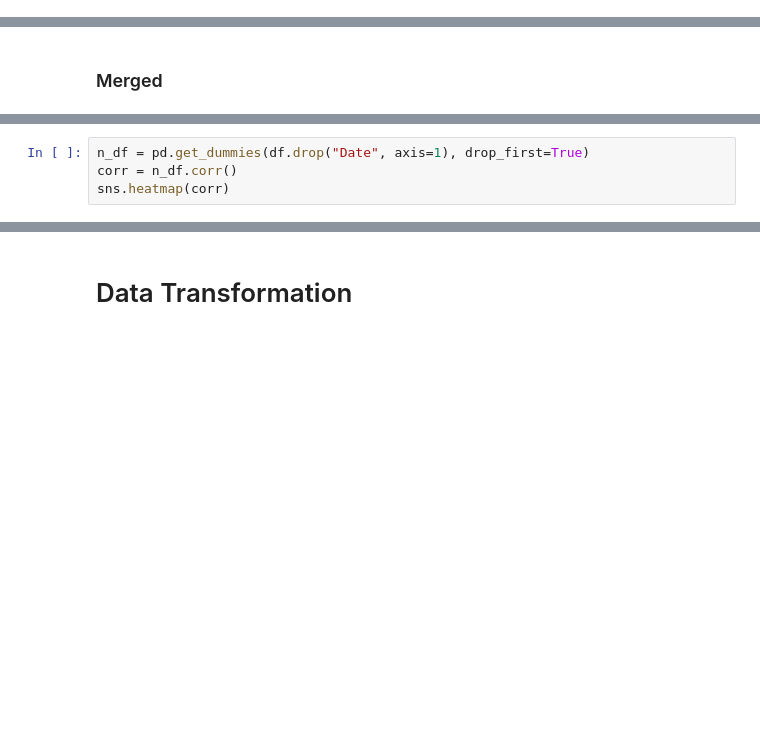
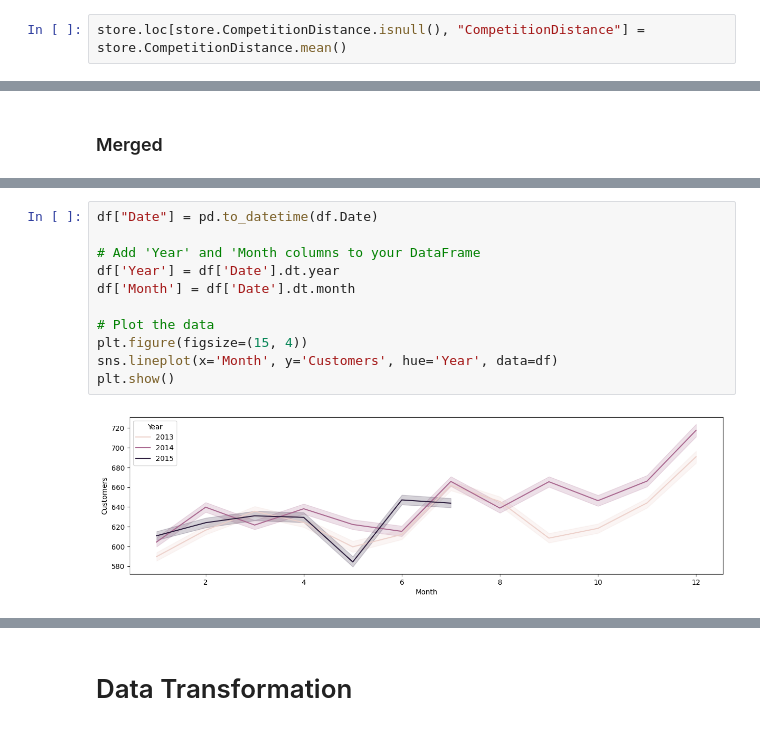
Before and after one commit to piyushsinghoffice/UoM-Data-Env, a Jupyter notebook: Assignment 2/main.ipynb, the cells around one changed output, grey strips where cells are left out. Drawn from its saved outputs; the diff is of its cells as text; blank space fills up the shorter version.

```diff
--- a/Assignment 2/main.ipynb
+++ b/Assignment 2/main.ipynb
@@ -73,6 +73,8 @@ store.shape[0] - (store[store.Promo2 == 0].Promo2).shape[0]
 571
 # %% [markdown]
 <p style="font-size: 16px">The data which is missing in Promo2SinceWeek, Promo2SinceYear and PromoInterval columns are because the stores did not had any Promo2 campaign ongoing.</p>
+# %%
+store.loc[store.CompetitionDistance.isnull(), "CompetitionDistance"] = store.CompetitionDistance.mean()
 # %% [markdown]
 ##### <p style="font-size: 20px">Visualising Data and Finding Insights</p>
 # %%
@@ -112,4 +146,13 @@ df = pd.merge(left=store, right=train, on="Store")
-# %%
-n_df = pd.get_dummies(df.drop("Date", axis=1), drop_first=True)
-corr = n_df.corr()
-sns.heatmap(corr)
+# %%
+df["Date"] = pd.to_datetime(df.Date)
+
+# Add 'Year' and 'Month columns to your DataFrame
+df['Year'] = df['Date'].dt.year
+df['Month'] = df['Date'].dt.month
+
+# Plot the data
+plt.figure(figsize=(15, 4))
+sns.lineplot(x='Month', y='Customers', hue='Year', data=df)
+plt.show()
+# %% [output]
+[figure, added]
```
Also changed, not shown: parts of 14 cells of this notebook.
